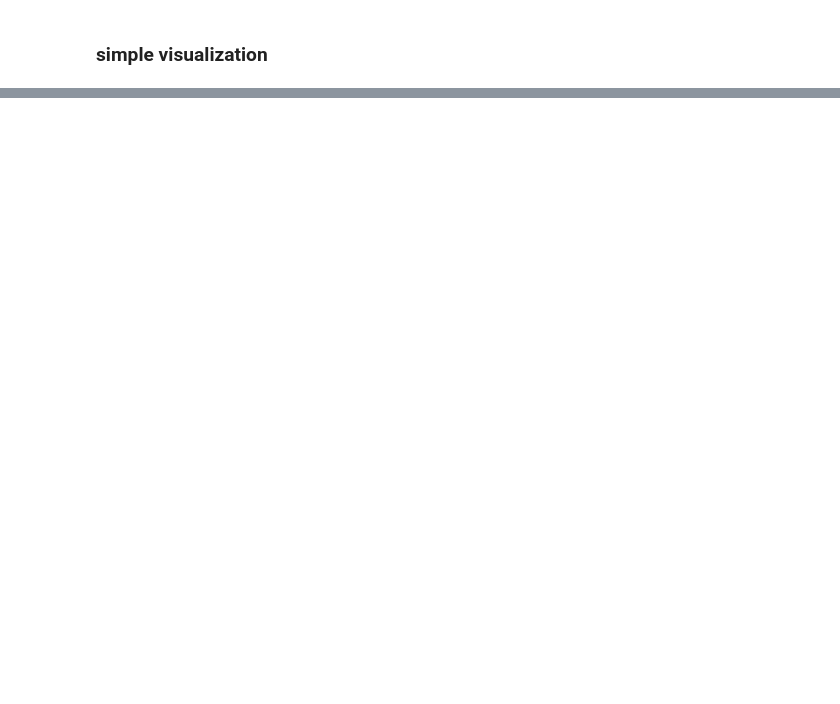
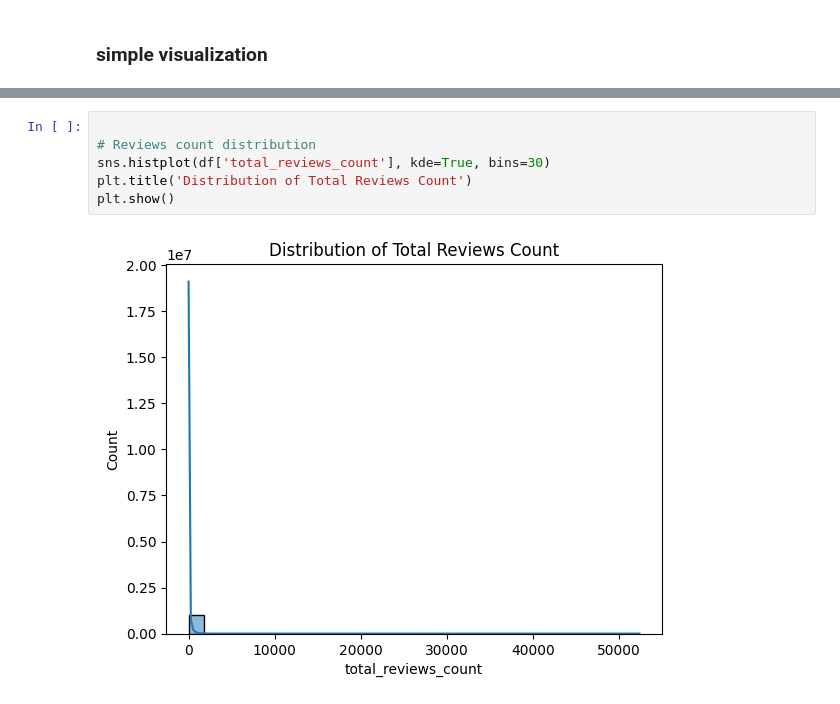
Before and after one commit to psychologydatascience-netizen/Tripadvisor-ML-project-03.2026-, a Jupyter notebook: notebooks/01_eda.ipynb, the cells around one changed output, grey strips where cells are left out. Cells and saved outputs as stored; diff of their text form; blank space fills up the shorter version.

```diff
--- a/notebooks/01_eda.ipynb
+++ b/notebooks/01_eda.ipynb
@@ -30,0 +95,8 @@ plt.show()
+# %%
+
+# Reviews count distribution
+sns.histplot(df['total_reviews_count'], kde=True, bins=30)
+plt.title('Distribution of Total Reviews Count')
+plt.show()
+# %% [output]
+[figure, added]
```
Also changed, not shown: parts of 15 cells of this notebook.
